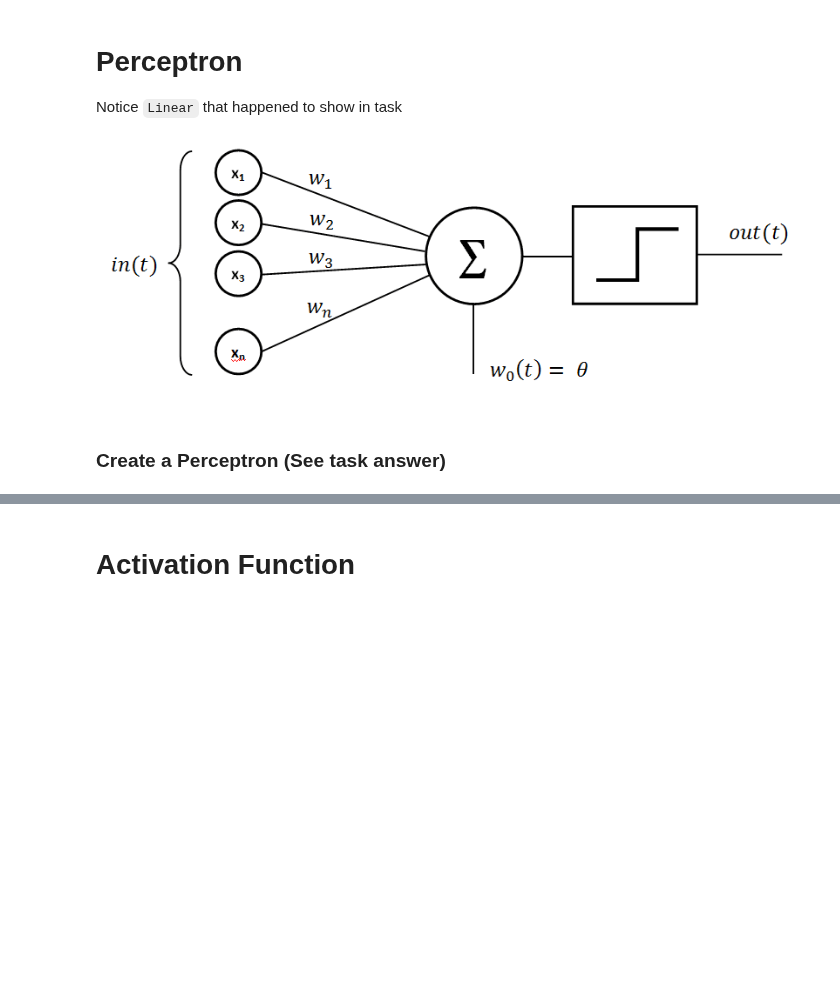
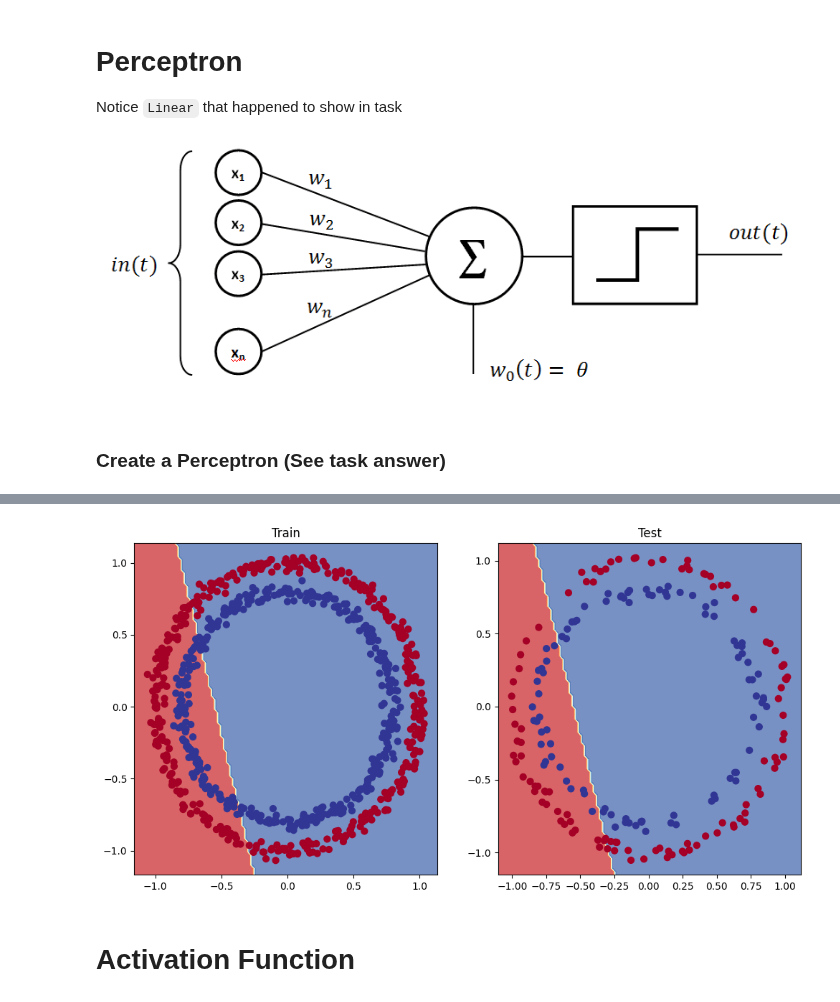
Before and after one commit to MuhammadTarek10/ML-DL, a Jupyter notebook: more-dl/more-dl-session.ipynb, the cells around one changed output, grey strips where cells are left out. Cells and saved outputs as stored; diff of their text form; code cells hidden in the pictures; blank space fills up the shorter version.

```diff
--- a/more-dl/more-dl-session.ipynb
+++ b/more-dl/more-dl-session.ipynb
@@ -13,0 +55,10 @@ import matplotlib.pyplot as plt
+# %%
+class CircleLinear(nn.Module):
+    def __init__(self, *args, **kwargs) -> None:
+        super().__init__(*args, **kwargs)
+        self.fc = nn.Linear(2, 1)
+
+    def forward(self, x):
+        return torch.squeeze(self.fc(x))
+
+circle_linear = CircleLinear()
@@ -14,3 +160,7 @@ import matplotlib.pyplot as plt
+# %%
+plot_boundaries(circle_linear)
+# %% [output]
+[figure, added]
 # %% [markdown]
 # Activation Function
 # %% [markdown]
```
Also changed, not shown: parts of 19 cells of this notebook, 10 other files.
